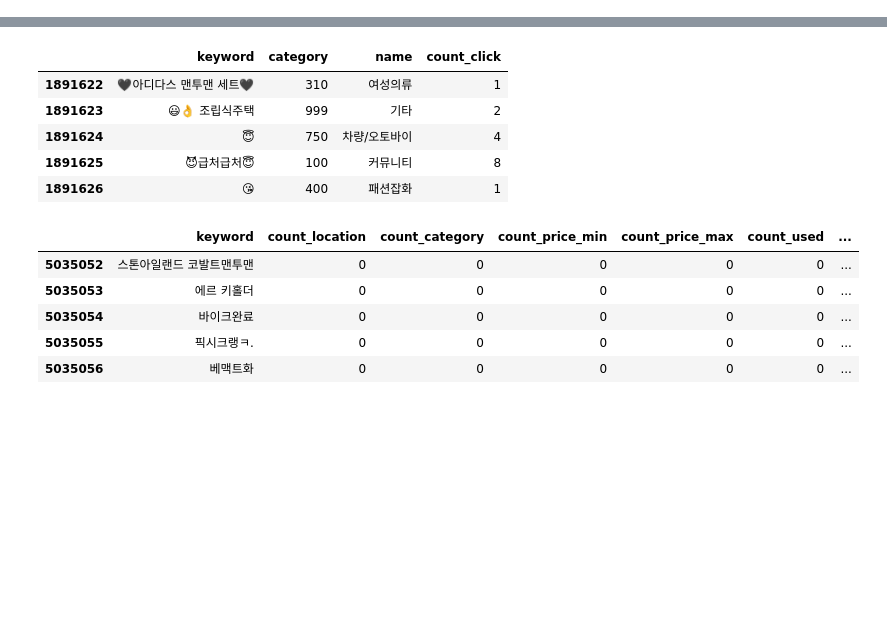
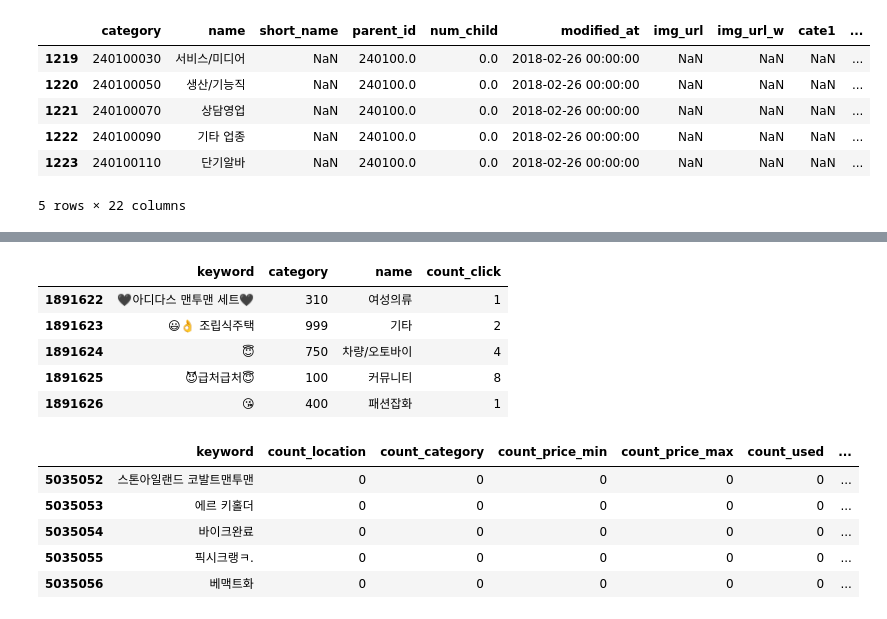
Before and after one commit to kiyoja07/python-bunjang, a Jupyter notebook: data-analysis/jupyter/search_to_click.ipynb, the cells around one changed output, grey strips where cells are left out. Cells and saved outputs as stored; diff of their text form; code cells hidden in the pictures; blank space fills up the shorter version.

```diff
--- a/data-analysis/jupyter/Untitled.ipynb
+++ b/data-analysis/jupyter/search_to_click.ipynb
@@ -3,0 +5,18 @@ import numpy as np
+# %%
+# 제품 카테고리
+
+path = '../csv/categories.csv'
+
+df_categories = pd.read_csv(path)
+
+df_categories['category_left_3'] = df_categories['category'].astype(str).str[:3]
+
+df_categories.tail()
+# %% [output]
+|  | category | name | short_name | parent_id | num_child | modified_at | img_url | img_url_w | cate1 | ... |
+| 1219 | 240100030 | 서비스/미디어 | NaN | 240100.0 | 0.0 | 2018-02-26 00:00:00 | NaN | NaN | NaN | ... |
+| 1220 | 240100050 | 생산/기능직 | NaN | 240100.0 | 0.0 | 2018-02-26 00:00:00 | NaN | NaN | NaN | ... |
+| 1221 | 240100070 | 상담영업 | NaN | 240100.0 | 0.0 | 2018-02-26 00:00:00 | NaN | NaN | NaN | ... |
+| 1222 | 240100090 | 기타 업종 | NaN | 240100.0 | 0.0 | 2018-02-26 00:00:00 | NaN | NaN | NaN | ... |
+| 1223 | 240100110 | 단기알바 | NaN | 240100.0 | 0.0 | 2018-02-26 00:00:00 | NaN | NaN | NaN | ... |
+5 rows × 22 columns
```
Also changed, not shown: parts of 14 cells of this notebook, 11 other files.
